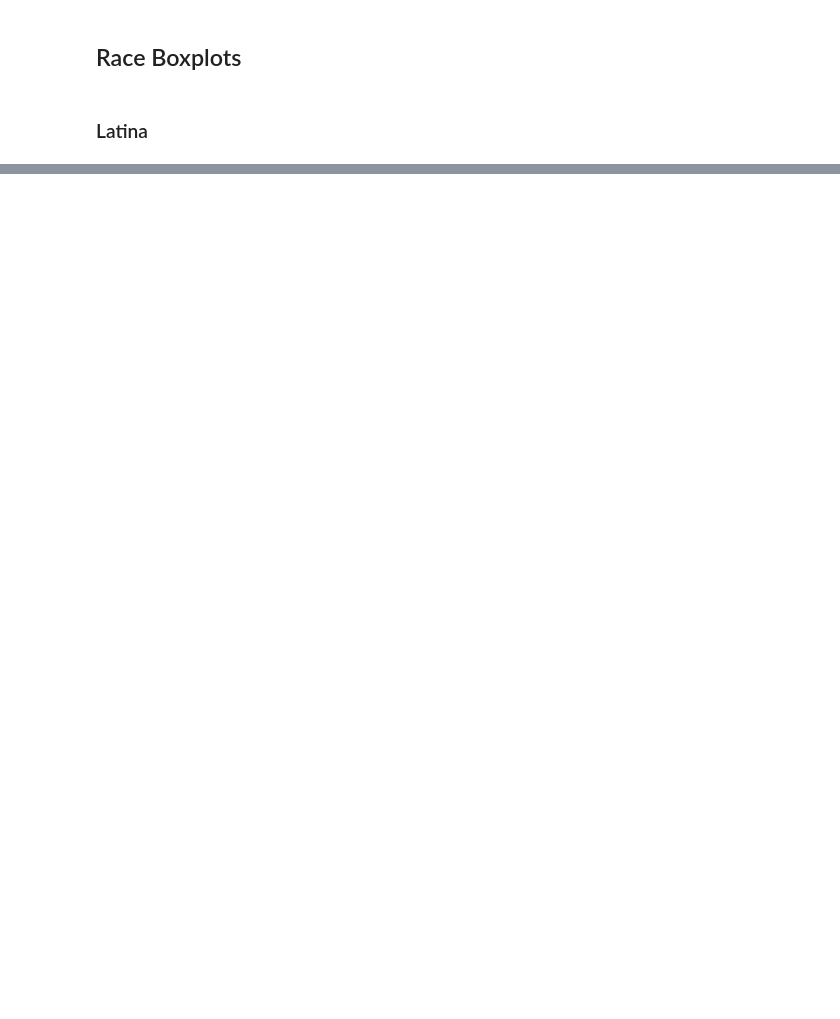
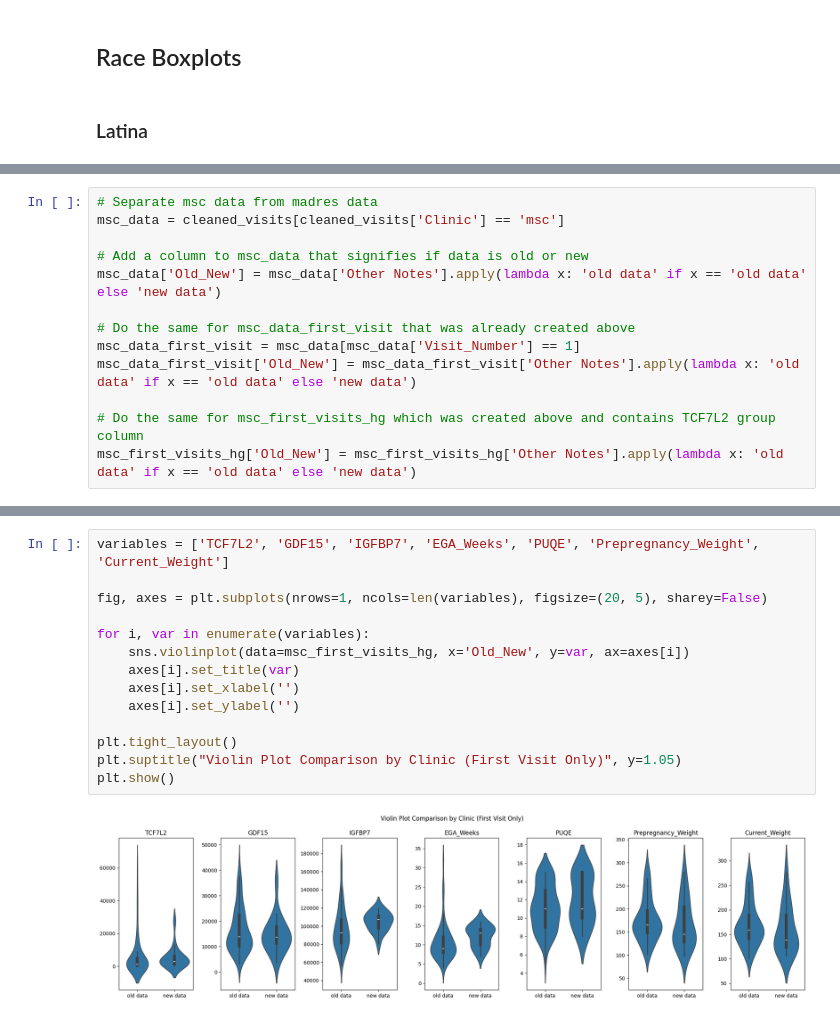
Before and after one commit to hannahnthompson/HG_Analysis_May-2025, a Jupyter notebook: May HG Analysis 2.ipynb, the cells around one changed output, grey strips where cells are left out. Saved outputs shown, nothing was run; the diff lists cells and outputs as text; blank space fills up the shorter version.

```diff
--- a/May HG Analysis 2.ipynb
+++ b/May HG Analysis 2.ipynb
@@ -672,0 +1019,13 @@ Welch's t-test result (n=102 vs. n=32): t-statistic = -5.048516552724184, p-valu
+# %%
+# Separate msc data from madres data
+msc_data = cleaned_visits[cleaned_visits['Clinic'] == 'msc']
+
+# Add a column to msc_data that signifies if data is old or new
+msc_data['Old_New'] = msc_data['Other Notes'].apply(lambda x: 'old data' if x == 'old data' else 'new data')
+
+# Do the same for msc_data_first_visit that was already created above
+msc_data_first_visit = msc_data[msc_data['Visit_Number'] == 1]
+msc_data_first_visit['Old_New'] = msc_data_first_visit['Other Notes'].apply(lambda x: 'old data' if x == 'old data' else 'new data')
+
+# Do the same for msc_first_visits_hg which was created above and contains TCF7L2 group column
+msc_first_visits_hg['Old_New'] = msc_first_visits_hg['Other Notes'].apply(lambda x: 'old data' if x == 'old data' else 'new data')
@@ -672,0 +1073,16 @@ Welch's t-test result (n=102 vs. n=32): t-statistic = -5.048516552724184, p-valu
+# %%
+variables = ['TCF7L2', 'GDF15', 'IGFBP7', 'EGA_Weeks', 'PUQE', 'Prepregnancy_Weight', 'Current_Weight']
+
+fig, axes = plt.subplots(nrows=1, ncols=len(variables), figsize=(20, 5), sharey=False)
+
+for i, var in enumerate(variables):
+    sns.violinplot(data=msc_first_visits_hg, x='Old_New', y=var, ax=axes[i])
+    axes[i].set_title(var)
+    axes[i].set_xlabel('')
+    axes[i].set_ylabel('')
+
+plt.tight_layout()
+plt.suptitle("Violin Plot Comparison by Clinic (First Visit Only)", y=1.05)
+plt.show()
+# %% [output]
+[figure, added]
```
Also changed, not shown: parts of 73 cells of this notebook.
